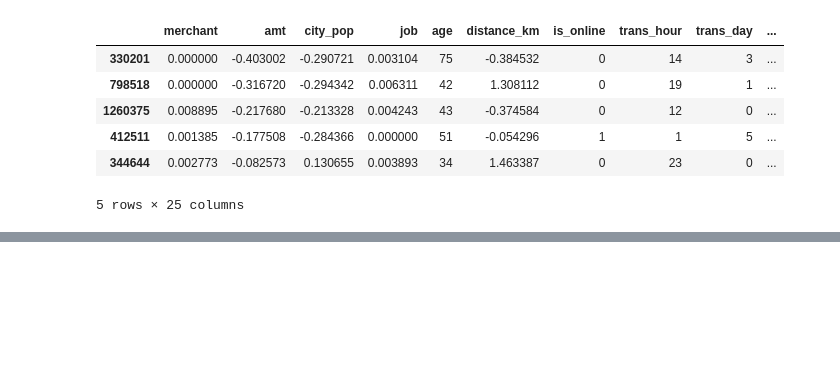
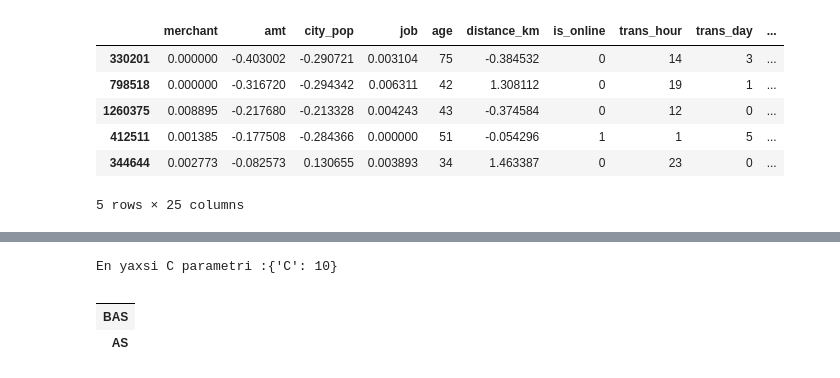
Before and after one commit to ruslancabbarov/End-to-End-DataScience-Project, a Jupyter notebook: Credit_Risk_Fraud_Detection.ipynb, the cells around one changed output, grey strips where cells are left out. Drawn from its saved outputs; the diff is of its cells as text; code cells hidden in the pictures; blank space fills up the shorter version.

```diff
--- a/Credit_Risk_Fraud_Detection.ipynb
+++ b/Credit_Risk_Fraud_Detection.ipynb
@@ -267,0 +290,14 @@ x_train.head()
+# %%
+from sklearn.model_selection import GridSearchCV
+from sklearn.linear_model import LogisticRegression
+
+log_reg=LogisticRegression(penalty='l1',solver='liblinear',class_weight='balanced',random_state=42)
+grid_parametres ={"C":[0.01,0.1,1,10,100]}
+grid_search = GridSearchCV(log_reg,grid_parametres,cv=5,scoring='recall')
+grid_search.fit(x_train,y_train)
+
+best_model=grid_search.best_estimator_
+
+print(f'En yaxsi C parametri :{grid_search.best_params_}')
+# %% [output]
+En yaxsi C parametri :{'C': 10}
@@ -267,0 +307,7 @@ x_train.head()
+# %%
+performance =pd.DataFrame(data=None, index=['BAS','AS'])
+performance
+# %% [output]
+|  |
+| BAS |
+| AS |
```
Also changed, not shown: parts of 12 cells of this notebook.
